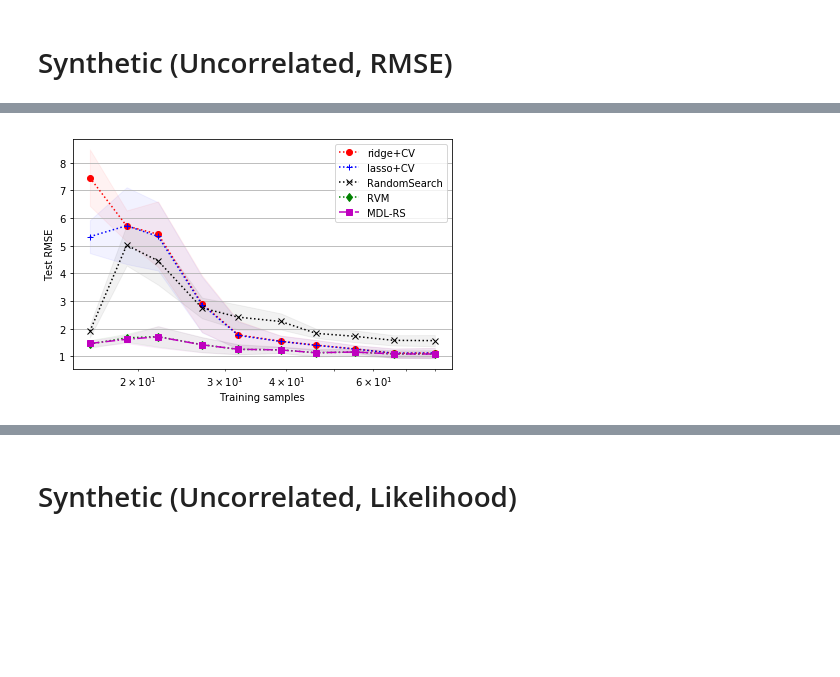
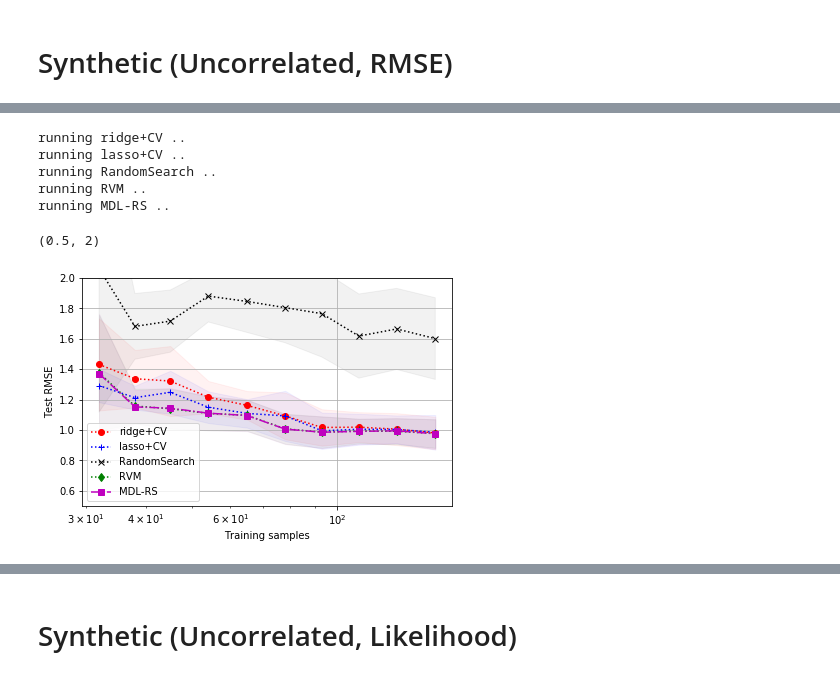
Before and after one commit to koheimiya/pymdlrs, a Jupyter notebook: Linear_Regression_Synthetic.ipynb, the cells around one changed output, grey strips where cells are left out. Saved outputs shown, nothing was run; the diff lists cells and outputs as text; code cells hidden in the pictures; blank space fills up the shorter version.

```diff
--- a/Linear_Regression_Synthetic.ipynb
+++ b/Linear_Regression_Synthetic.ipynb
@@ -133,6 +37,7 @@ def plot_regression(X, y, ylabel, scoring):
 # %% [markdown]
 # Synthetic (Correlated, RMSE)
 # %%
-X, y, coef = datasets.make_regression(n_features=5, n_informative=5, random_state=42, noise=1, effective_rank=10, coef=True, bias=1)
-plot_regression(X, y, "Test RMSE", rmse)
+X, y, coef = datasets.make_regression(n_samples=50, n_features=5, n_informative=2, random_state=42, noise=1, effective_rank=2, coef=True, bias=1)
+run_and_plot(X, y, "Test RMSE", rmse)
+plt.ylim(0.5, 1.5)
 # %% [output]
@@ -140,4 +51,5 @@ plot_regression(X, y, "Test RMSE", rmse)
 # %%
-X, y, coef = datasets.make_regression(n_features=20, n_informative=5, random_state=42, noise=1, effective_rank=10, coef=True, bias=1)
-plot_regression(X, y, "Test RMSE", rmse)
+X, y, coef = datasets.make_regression(n_samples=200, n_features=20, n_informative=10, random_state=42, noise=1, effective_rank=10, coef=True, bias=1)
+run_and_plot(X, y, "Test RMSE", rmse)
+plt.ylim(0.5, 1.5)
 # %% [output]
@@ -145,4 +63,5 @@ plot_regression(X, y, "Test RMSE", rmse)
 # %%
-X, y, coef = datasets.make_regression(n_features=100, n_informative=5, random_state=42, noise=1, effective_rank=10, coef=True, bias=1)
-plot_regression(X, y, "Test RMSE", rmse)
+X, y, coef = datasets.make_regression(n_samples=1000, n_features=100, n_informative=50, random_state=42, noise=1, effective_rank=50, coef=True, bias=10)
+run_and_plot(X, y, "Test RMSE", rmse)
+plt.ylim(1.0, 1.5)
 # %% [output]
@@ -170,6 +116,7 @@ plot_regression(X, y, "Test Log-loss", logloss)
 # %% [markdown]
 # Synthetic (Uncorrelated, RMSE)
 # %%
-X, y, coef = datasets.make_regression(n_features=5, n_informative=5, random_state=42, noise=1, coef=True, effective_rank=50, bias=1)
-plot_regression(X, y, "Test RMSE", rmse)
+X, y, coef = datasets.make_regression(n_samples=50, n_features=5, n_informative=2, random_state=42, noise=1, coef=True, effective_rank=5, bias=1)
+run_and_plot(X, y, "Test RMSE", rmse)
+plt.ylim(0.5, 2)
 # %% [output]
@@ -177,6 +130,13 @@ plot_regression(X, y, "Test RMSE", rmse)
 # %%
-X, y, coef = datasets.make_regression(n_features=20, n_informative=5, random_state=42, noise=1, coef=True, effective_rank=50, bias=1)
-plot_regression(X, y, "Test RMSE", rmse)
+X, y, coef = datasets.make_regression(n_samples=200, n_features=20, n_informative=10, random_state=42, noise=1, coef=True, effective_rank=20, bias=1)
+run_and_plot(X, y, "Test RMSE", rmse)
+plt.ylim(0.5, 2)
 # %% [output]
+running ridge+CV ..
+running lasso+CV ..
+running RandomSearch ..
+running RVM ..
+running MDL-RS ..
+(0.5, 2)
-[figure, old version]
+[figure, new version]
 # %%
```
Also changed, not shown: parts of 19 cells of this notebook, 6 other files.
